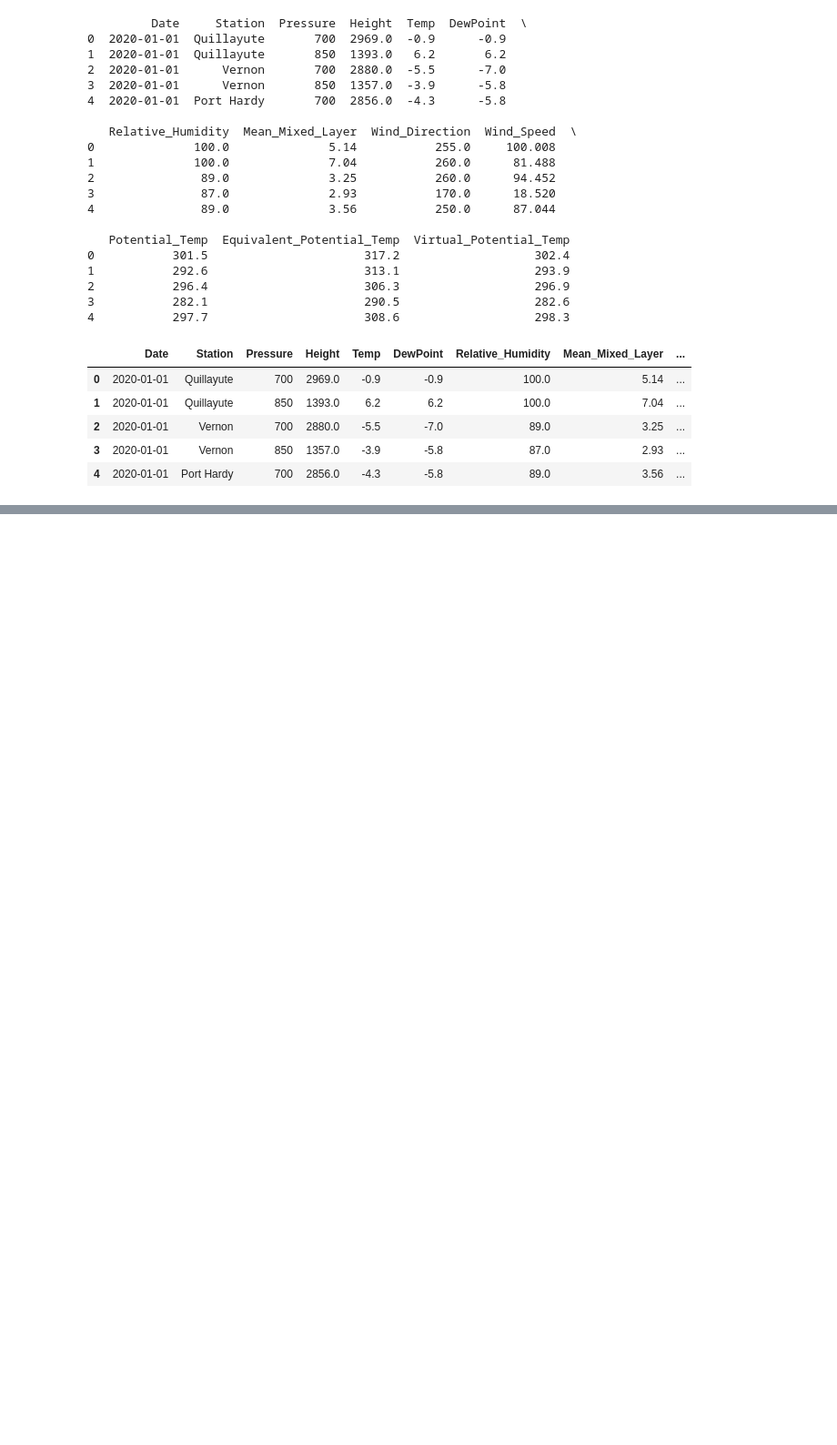
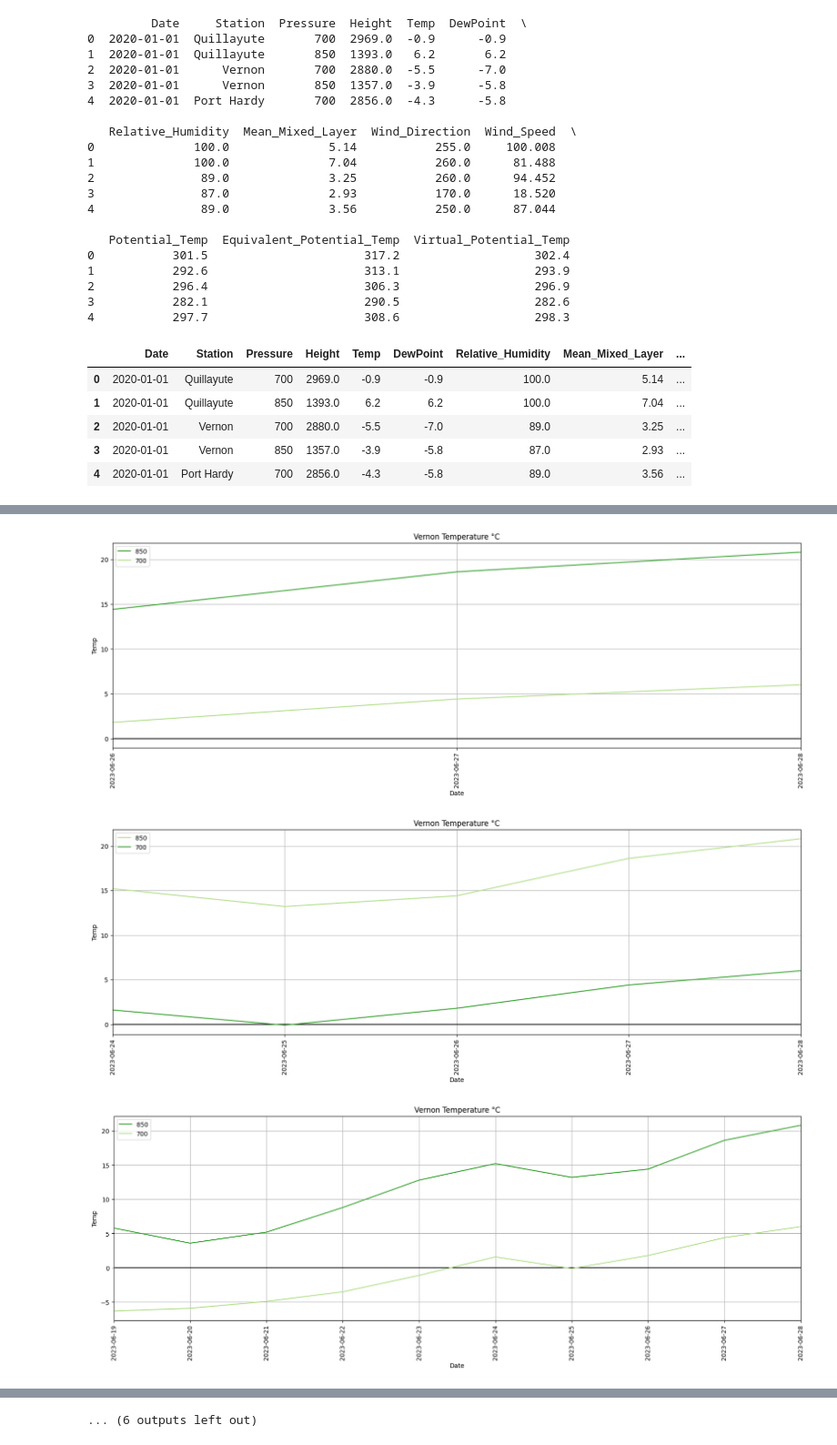
Before and after one commit to lck3nny/AuroraBC, a Jupyter notebook: Scraper/Plotter 2.0.ipynb, the cells around one changed output, grey strips where cells are left out. Shown at 91% size. Drawn from its saved outputs; the diff is of its cells as text; code cells hidden in the pictures; blank space fills up the shorter version.

```diff
--- a/Scraper/Plotter 2.0.ipynb
+++ b/Scraper/Plotter 2.0.ipynb
@@ -96,0 +211,9 @@ locations = [{
+# %%
+# Plot each temp on individual graph
+# ~~~~~~~~~~~~~~~~~~~~~~~~~~~~~~~~~~
+for plot in plots:
+    plot_temps([plot], date, days)
+# %% [output]
+[figure, added]
+[figure, added]
+[figure, added]
@@ -97 +229,2 @@ locations = [{
+... (6 outputs left out)
 # %%
```
Also changed, not shown: parts of 13 cells of this notebook, 32 other files.
